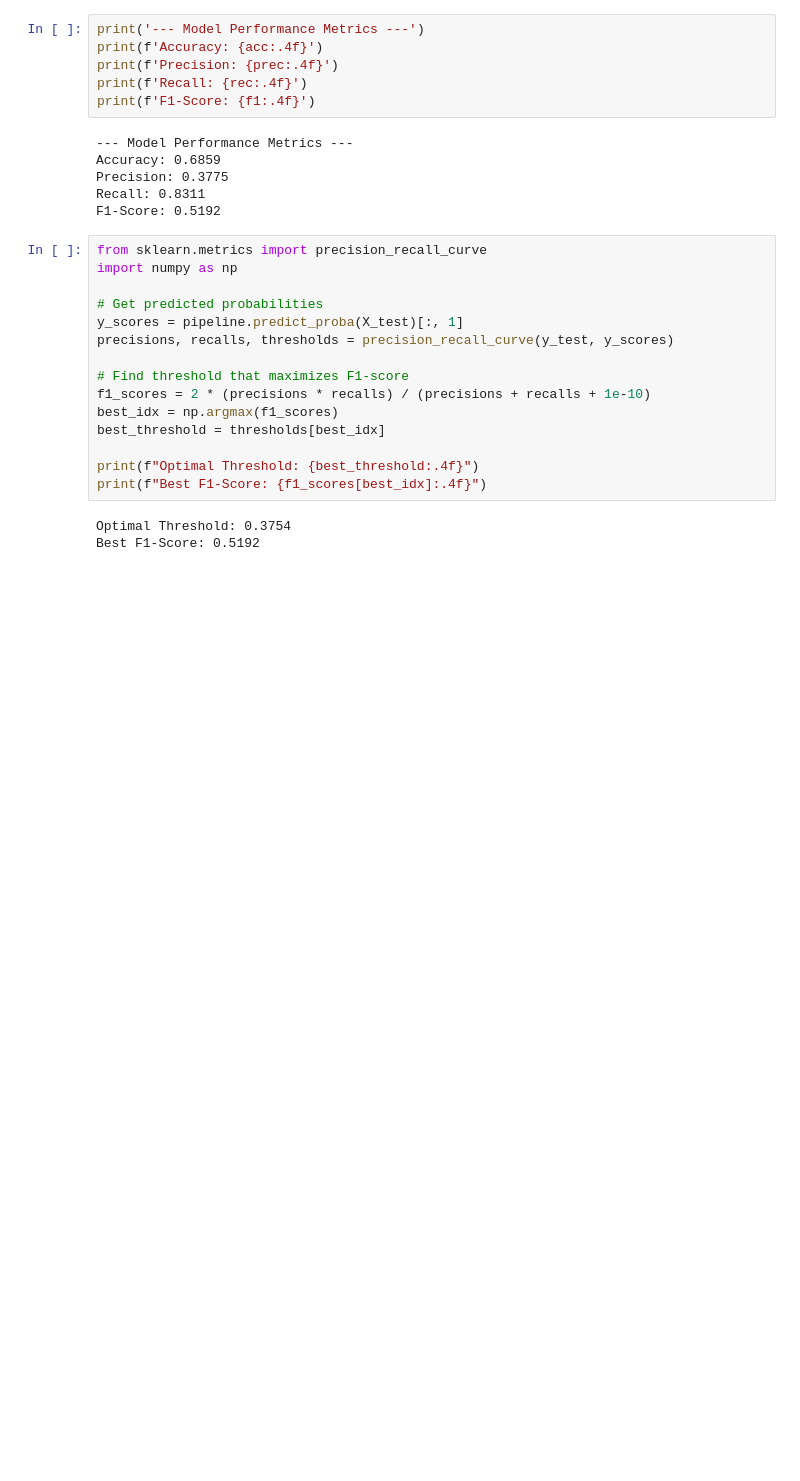
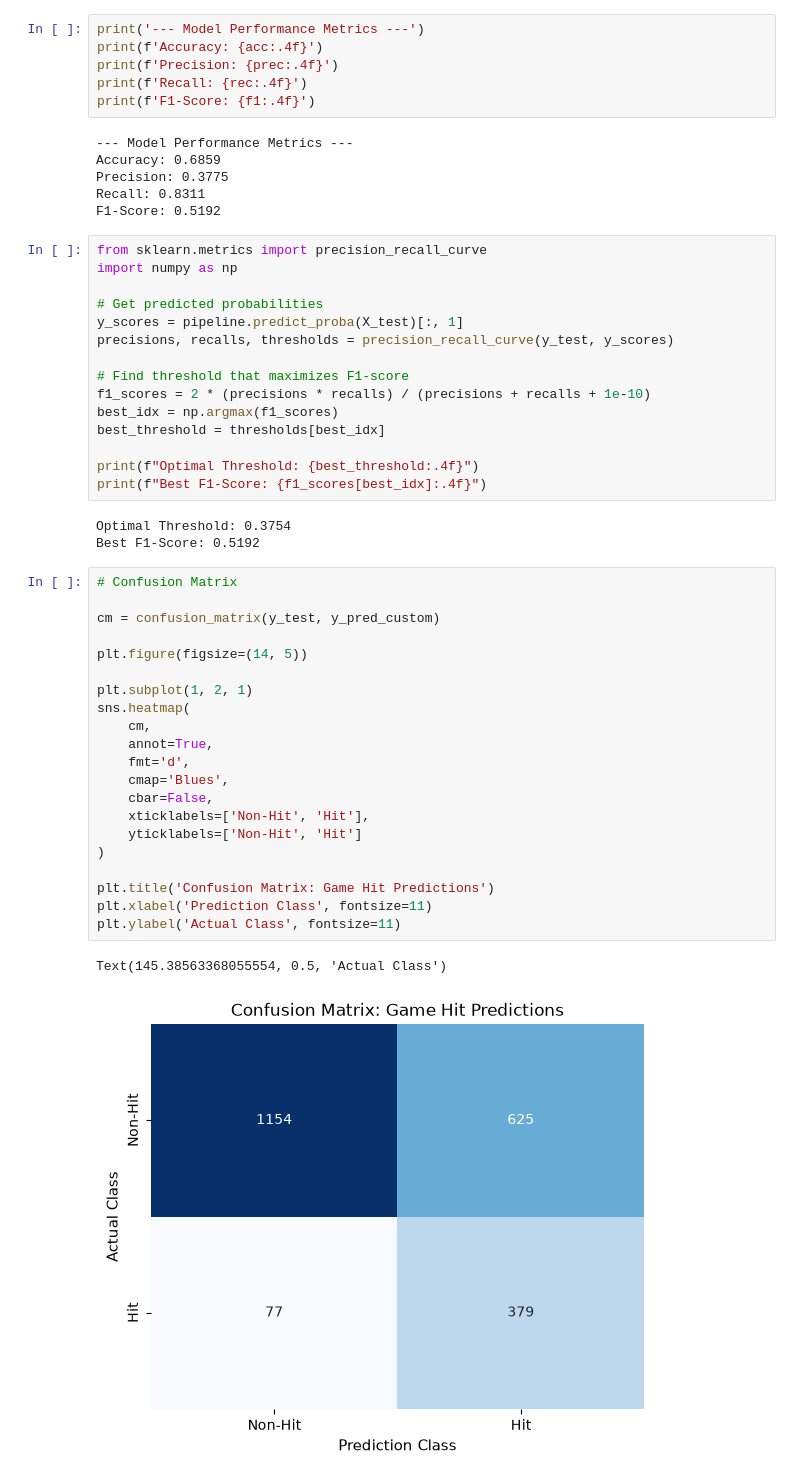
Before and after one commit to Reggi3o/capstone_project, a Jupyter notebook: video_game_report_2.ipynb, the cells around one changed output. Saved outputs shown, nothing was run; the diff lists cells and outputs as text; blank space fills up the shorter version.

Commit message:
Added confusion matrix

```diff
--- a/video_game_report_2.ipynb
+++ b/video_game_report_2.ipynb
@@ -229,3 +229,27 @@ print(f"Best F1-Score: {f1_scores[best_idx]:.4f}")
 # %% [output]
 Optimal Threshold: 0.3754
 Best F1-Score: 0.5192
+# %%
+# Confusion Matrix
+
+cm = confusion_matrix(y_test, y_pred_custom)
+
+plt.figure(figsize=(14, 5))
+
+plt.subplot(1, 2, 1)
+sns.heatmap(
+    cm,
+    annot=True,
+    fmt='d',
+    cmap='Blues',
+    cbar=False,
+    xticklabels=['Non-Hit', 'Hit'],
+    yticklabels=['Non-Hit', 'Hit']
+)
+
+plt.title('Confusion Matrix: Game Hit Predictions')
+plt.xlabel('Prediction Class', fontsize=11)
+plt.ylabel('Actual Class', fontsize=11)
+# %% [output]
+Text(145.38563368055554, 0.5, 'Actual Class')
+[figure, added]
```
